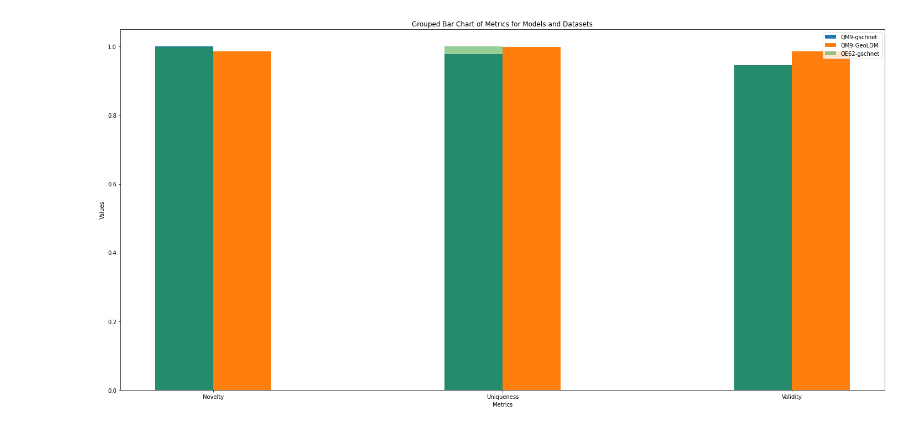
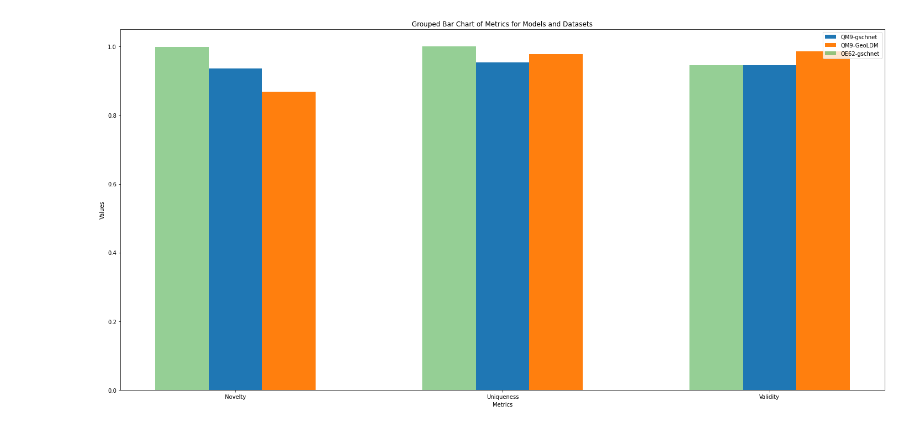
Before and after one commit to Abdullah1186/GeoLDM, a Jupyter notebook: scripts /PLOT_VAL_NOV_UNI.ipynb, the cells around one changed output. Cells and saved outputs as stored; diff of their text form; code cells hidden in the pictures.

```diff
--- a/scripts /PLOT_VAL_NOV_UNI.ipynb
+++ b/scripts /PLOT_VAL_NOV_UNI.ipynb
@@ -50,29 +52,29 @@ FileNotFoundError: [Errno 2] No such file or directory: 'GeoLdm/databases/0E62_2
 # %%
 # Parameters for the bar chart
 x = np.arange(len(metrics))  # x locations for the groups
 width = 0.2  # Width of the bars
 
 # Create the plot
 fig, ax = plt.subplots(figsize=(20, 10))
 
 # Plot bars for QM9
-ax.bar(x - width/2, data['QM9']['Gschnet'], width, label='QM9-gschnet')
-ax.bar(x + width/2, data['QM9']['GeoLDM'], width, label='QM9-GeoLDM')
+ax.bar(x , data['QM9']['Gschnet'], width, label='QM9-gschnet')
+ax.bar(x + width, data['QM9']['GeoLDM'], width, label='QM9-GeoLDM')
 
 # Plot bars for OE62
-ax.bar(x - width/2, data['OE62']['Gschnet'], width, label='OE62-gschnet', alpha=0.5)
+ax.bar(x - width, data['OE62']['Gschnet'], width, label='OE62-gschnet', alpha=0.5)
 # ax.bar(x + width/2, data['OE62']['GeoLDM'], width, label='OE62-GeoLDM', alpha=0.5)
 
 # Customizing the chart
 ax.set_xlabel('Metrics')
 ax.set_ylabel('Values')
 ax.set_title('Grouped Bar Chart of Metrics for Models and Datasets')
 ax.set_xticks(x)
 ax.set_xticklabels(metrics)
 ax.legend()
 
 # Show the plot
 plt.tight_layout()
 plt.show()
 # %% [output]
-[figure, old version]
+[figure, new version]
```
Also changed, not shown: parts of 2 cells of this notebook, 1 other file.
